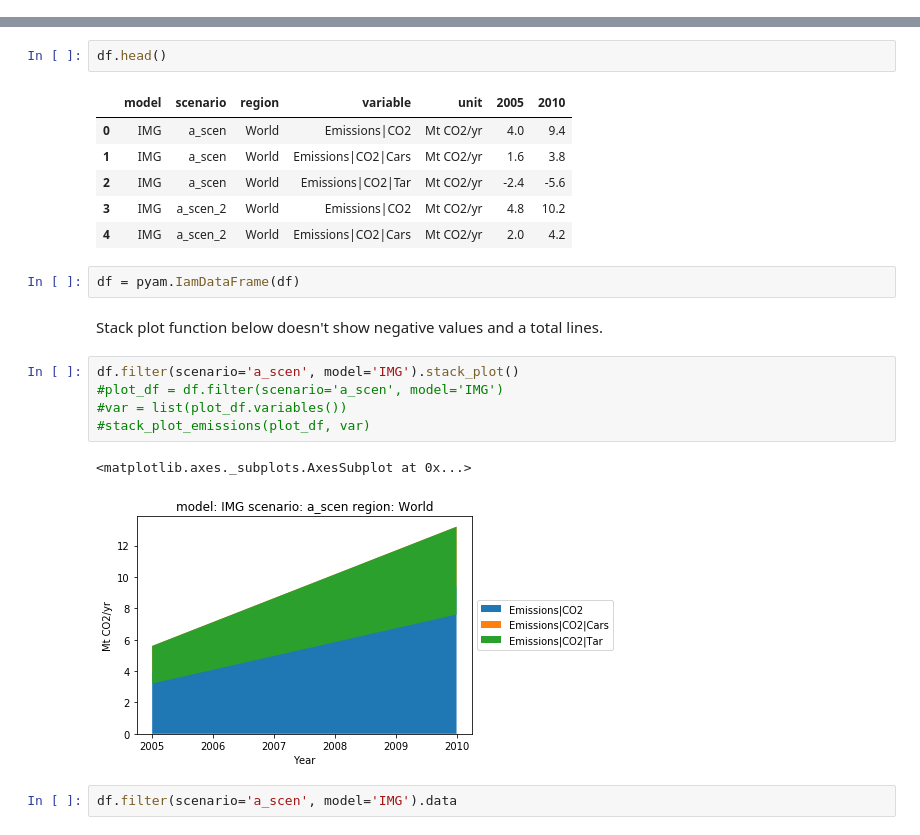
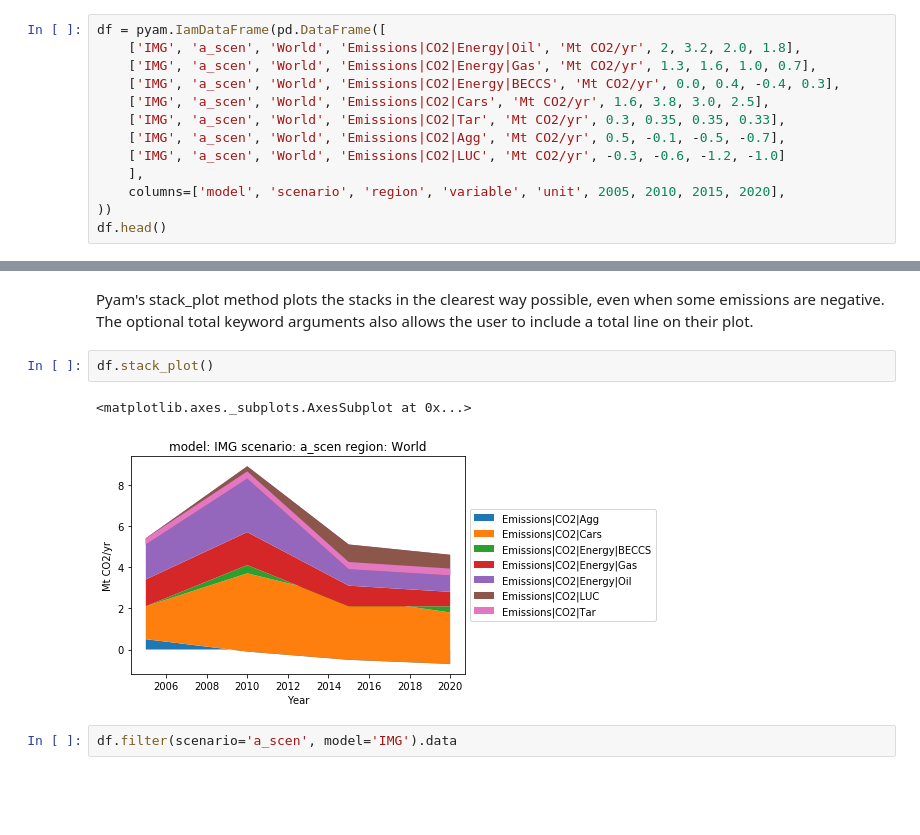
Before and after one commit to IAMconsortium/pyam, a Jupyter notebook: doc/source/tutorials/plot_aggregated_variables.ipynb, the cells around one changed output, grey strips where cells are left out. Saved outputs shown, nothing was run; the diff lists cells and outputs as text; blank space fills up the shorter version.

Commit message:
Resolve conflicts in plot_aggregated_variables

```diff
--- a/doc/source/tutorials/plot_aggregated_variables.ipynb
+++ b/doc/source/tutorials/plot_aggregated_variables.ipynb
@@ -23,0 +8,13 @@ df = pd.DataFrame([
+# %%
+df = pyam.IamDataFrame(pd.DataFrame([
+    ['IMG', 'a_scen', 'World', 'Emissions|CO2|Energy|Oil', 'Mt CO2/yr', 2, 3.2, 2.0, 1.8],
+    ['IMG', 'a_scen', 'World', 'Emissions|CO2|Energy|Gas', 'Mt CO2/yr', 1.3, 1.6, 1.0, 0.7],
+    ['IMG', 'a_scen', 'World', 'Emissions|CO2|Energy|BECCS', 'Mt CO2/yr', 0.0, 0.4, -0.4, 0.3],
+    ['IMG', 'a_scen', 'World', 'Emissions|CO2|Cars', 'Mt CO2/yr', 1.6, 3.8, 3.0, 2.5],
+    ['IMG', 'a_scen', 'World', 'Emissions|CO2|Tar', 'Mt CO2/yr', 0.3, 0.35, 0.35, 0.33],
+    ['IMG', 'a_scen', 'World', 'Emissions|CO2|Agg', 'Mt CO2/yr', 0.5, -0.1, -0.5, -0.7],
+    ['IMG', 'a_scen', 'World', 'Emissions|CO2|LUC', 'Mt CO2/yr', -0.3, -0.6, -1.2, -1.0]
+    ],
+    columns=['model', 'scenario', 'region', 'variable', 'unit', 2005, 2010, 2015, 2020],
+))
+df.head()
@@ -24,24 +28,10 @@ df = pd.DataFrame([
+# %% [markdown]
+Pyam's stack_plot method plots the stacks in the clearest way possible, even when some emissions are negative. The optional total keyword arguments also allows the user to include a total line on their plot.
 # %%
-df.head()
+df.stack_plot()
 # %% [output]
-|  | model | scenario | region | variable | unit | 2005 | 2010 |
-| 0 | IMG | a_scen | World | Emissions|CO2 | Mt CO2/yr | 4.0 | 9.4 |
-| 1 | IMG | a_scen | World | Emissions|CO2|Cars | Mt CO2/yr | 1.6 | 3.8 |
-| 2 | IMG | a_scen | World | Emissions|CO2|Tar | Mt CO2/yr | -2.4 | -5.6 |
-| 3 | IMG | a_scen_2 | World | Emissions|CO2 | Mt CO2/yr | 4.8 | 10.2 |
-| 4 | IMG | a_scen_2 | World | Emissions|CO2|Cars | Mt CO2/yr | 2.0 | 4.2 |
+<matplotlib.axes._subplots.AxesSubplot at 0x...>
+[figure, added]
-# %%
-df = pyam.IamDataFrame(df)
-# %% [markdown]
-Stack plot function below doesn't show negative values and a total lines.
-# %%
-df.filter(scenario='a_scen', model='IMG').stack_plot()
-#plot_df = df.filter(scenario='a_scen', model='IMG')
-#var = list(plot_df.variables())
-#stack_plot_emissions(plot_df, var)
-# %% [output]
-<matplotlib.axes._subplots.AxesSubplot at 0x...>
-[figure, removed]
 # %%
 df.filter(scenario='a_scen', model='IMG').data
 # %% [output]
```
Also changed, not shown: parts of 3 cells of this notebook.
